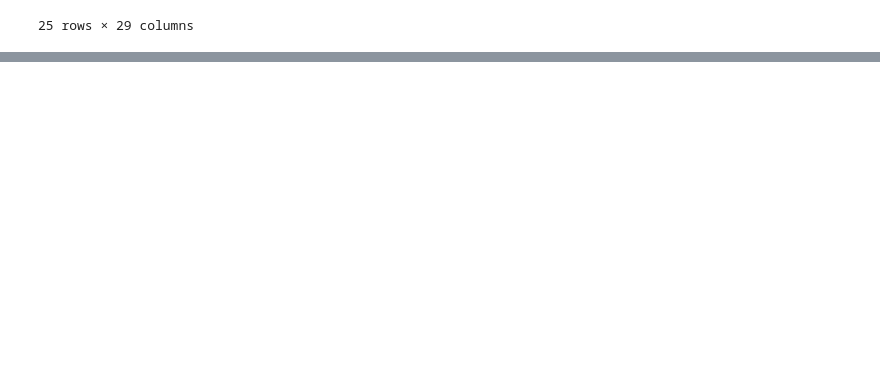
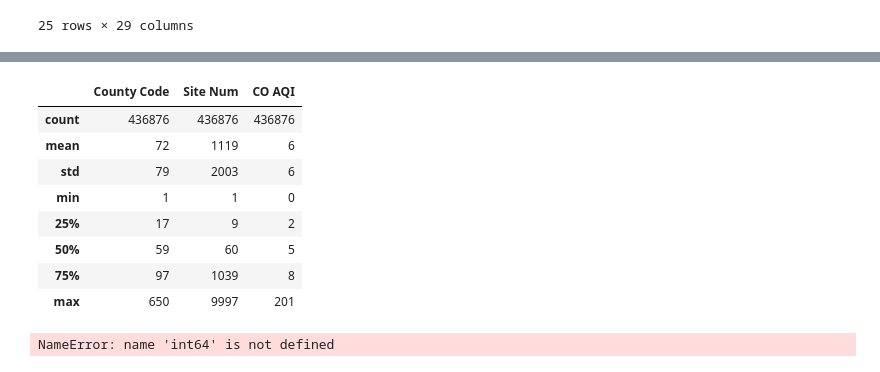
Before and after one commit to Tannerls/Pollution_US-, a Jupyter notebook: Pollution_US_cleaned.ipynb, the cells around one changed output, grey strips where cells are left out. Drawn from its saved outputs; the diff is of its cells as text; code cells hidden in the pictures; blank space fills up the shorter version.

Commit message:
Changed dtype for CO AQI from float to int

```diff
--- a/Pollution_US_cleaned.ipynb
+++ b/Pollution_US_cleaned.ipynb
@@ -142,11 +142,3 @@ pollution_df.head(25)
 | 93 | 93 | 4 | 13 | 3002 | 1645 E ROOSEVELT ST-CENTRAL PHOEN... | Arizona | Maricopa | Phoenix | 2000-01-24 | ... |
 | 97 | 97 | 4 | 13 | 3002 | 1645 E ROOSEVELT ST-CENTRAL PHOEN... | Arizona | Maricopa | Phoenix | 2000-01-25 | ... |
 25 rows × 29 columns
-# %%
-pollution_AQI_cleaned = pollution_df[["State Code", "County Code", "Site Num", "Address", "State", "County", "City", "Date Local", "CO AQI"]]
-
-pollution_AQI = pollution_AQI_cleaned.set_index("State Code")
-
-pd.set_option('precision', 0)
-
-pollution_AQI.head()
@@ -161,2 +169,19 @@ pollution_AQI.head()
+# %%
+pollution_AQI.describe()
+# %% [output]
+|  | County Code | Site Num | CO AQI |
+| count | 436876 | 436876 | 436876 |
+| mean | 72 | 1119 | 6 |
+| std | 79 | 2003 | 6 |
+| min | 1 | 1 | 0 |
+| 25% | 17 | 9 | 2 |
+| 50% | 59 | 60 | 5 |
+| 75% | 97 | 1039 | 8 |
+| max | 650 | 9997 | 201 |
+# %%
+pollution_AQI["CO AQI"] = pollution_AQI["CO AQI"].astype(int64)
+pollution_AQI.dtypes
+# %% [output]
+NameError: name 'int64' is not defined
 # %%
 pollution_AQI.to_csv('Pollution_US_cleaned.csv')
```
Also changed, not shown: parts of 2 cells of this notebook, 1 other file.
